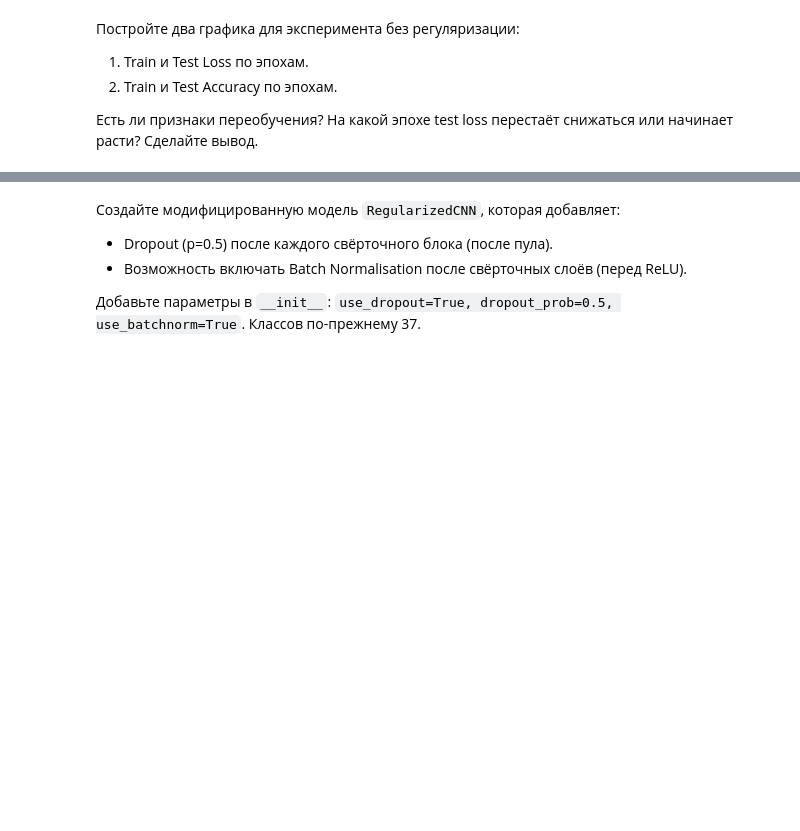
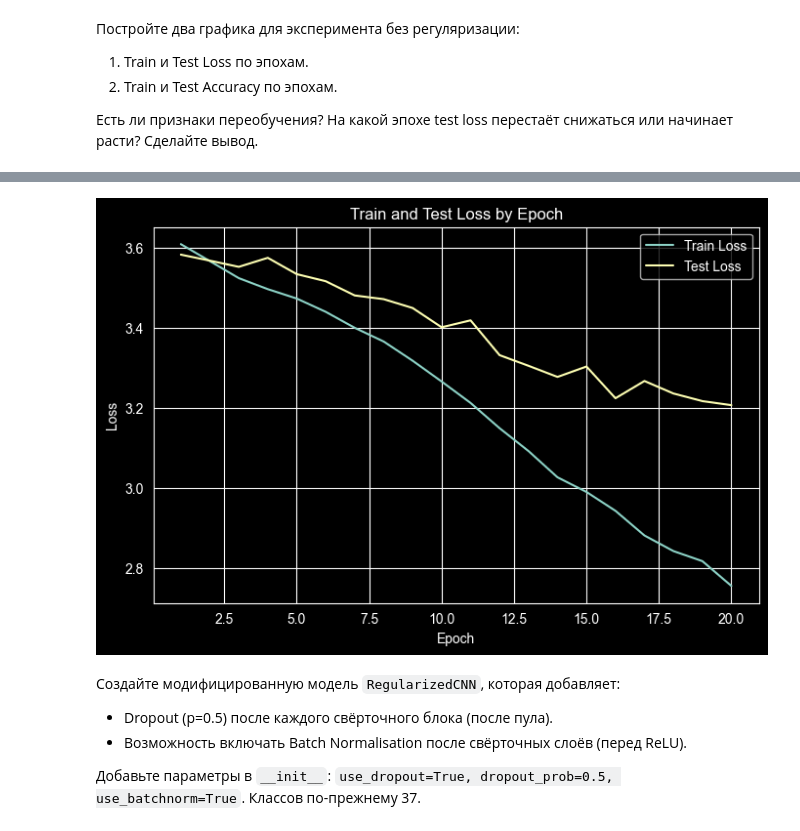
Before and after one commit to KrisTinaShch/TM_Practice, a Jupyter notebook: oxford-pet-classification/pet_classification.ipynb, the cells around one changed output, grey strips where cells are left out. Saved outputs shown, nothing was run; the diff lists cells and outputs as text; code cells hidden in the pictures; blank space fills up the shorter version.

```diff
--- a/oxford-pet-classification/pet_classification.ipynb
+++ b/oxford-pet-classification/pet_classification.ipynb
@@ -257,3 +297,15 @@ def train_model(model, train_loader, test_loader, epochs=50, lr=0.01, weight_dec
+# %%
+plt.figure(figsize=(8, 5))
+plt.plot(epochs_range, smnr_losses, label='Train Loss')
+plt.plot(epochs_range, smnr_test_losses, label='Test Loss')
+plt.xlabel('Epoch')
+plt.ylabel('Loss')
+plt.title('Train and Test Loss by Epoch')
+plt.legend()
+plt.grid(True)
+plt.show()
+# %% [output]
+[figure, added]
 # %% [markdown]
 Создайте модифицированную модель `RegularizedCNN`, которая добавляет:
 - Dropout (p=0.5) после каждого свёрточного блока (после пула).
```
Also changed, not shown: parts of 11 cells of this notebook.
